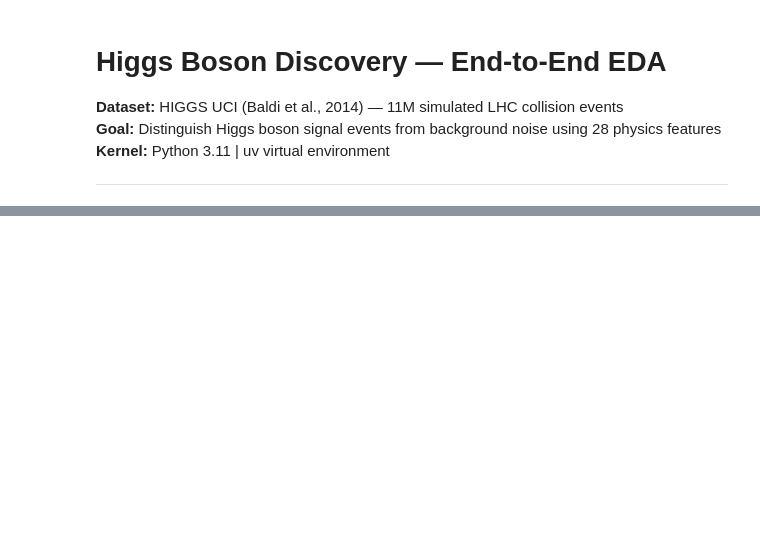
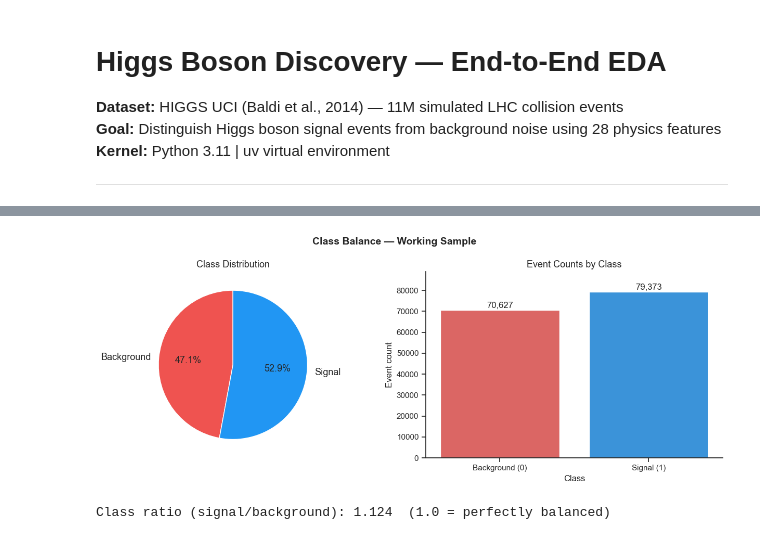
Before and after one commit to ashu-tagore/Higgs_EDA, a Jupyter notebook: notebooks/higgs_boson_eda.ipynb, the cells around one changed output, grey strips where cells are left out. Drawn from its saved outputs; the diff is of its cells as text; code cells hidden in the pictures; blank space fills up the shorter version.

Commit message:
feat: Comprehensive feature analysis and visualization

```diff
--- a/notebooks/higgs_boson_eda.ipynb
+++ b/notebooks/higgs_boson_eda.ipynb
@@ -61,0 +202,33 @@ print(f"High-level features: {len(HIGH_LEVEL)}")
+# %%
+# Class Balance Visualisation
+fig, (ax1, ax2) = plt.subplots(1, 2, figsize=(13, 5))
+
+counts = y.value_counts().sort_index()
+
+# Pie chart
+ax1.pie(counts.values, labels=['Background', 'Signal'], colors=[BKG_COLOR, SIG_COLOR],
+        autopct='%1.1f%%', startangle=90, textprops={'fontsize': 13})
+ax1.set_title('Class Distribution')
+
+# Bar chart
+count_df = pd.DataFrame({'Class': ['Background (0)', 'Signal (1)'],
+                          'Count': counts.values})
+sns.barplot(data=count_df, x='Class', y='Count', palette=[BKG_COLOR, SIG_COLOR],
+            errorbar=None, ax=ax2)
+for i, val in enumerate(counts.values):
+    ax2.text(i, val + 300, f'{val:,}', ha='center', va='bottom', fontsize=12)
+ax2.set_ylabel('Event count')
+ax2.set_title('Event Counts by Class')
+ax2.set_ylim(0, counts.max() * 1.12)
+
+plt.suptitle('Class Balance — Working Sample', fontsize=14, fontweight='bold')
+plt.tight_layout()
+sns.despine(fig=fig)
+plt.savefig(FIGURES_DIR / 'class_balance.png', dpi=150, bbox_inches='tight')
+plt.show()
+
+print(f"Class ratio (signal/background): {counts[1]/counts[0]:.3f}  "
+      f"(1.0 = perfectly balanced)")
+# %% [output]
+[figure, added]
+Class ratio (signal/background): 1.124  (1.0 = perfectly balanced)
```
Also changed, not shown: parts of 20 cells of this notebook, 5 other files.
